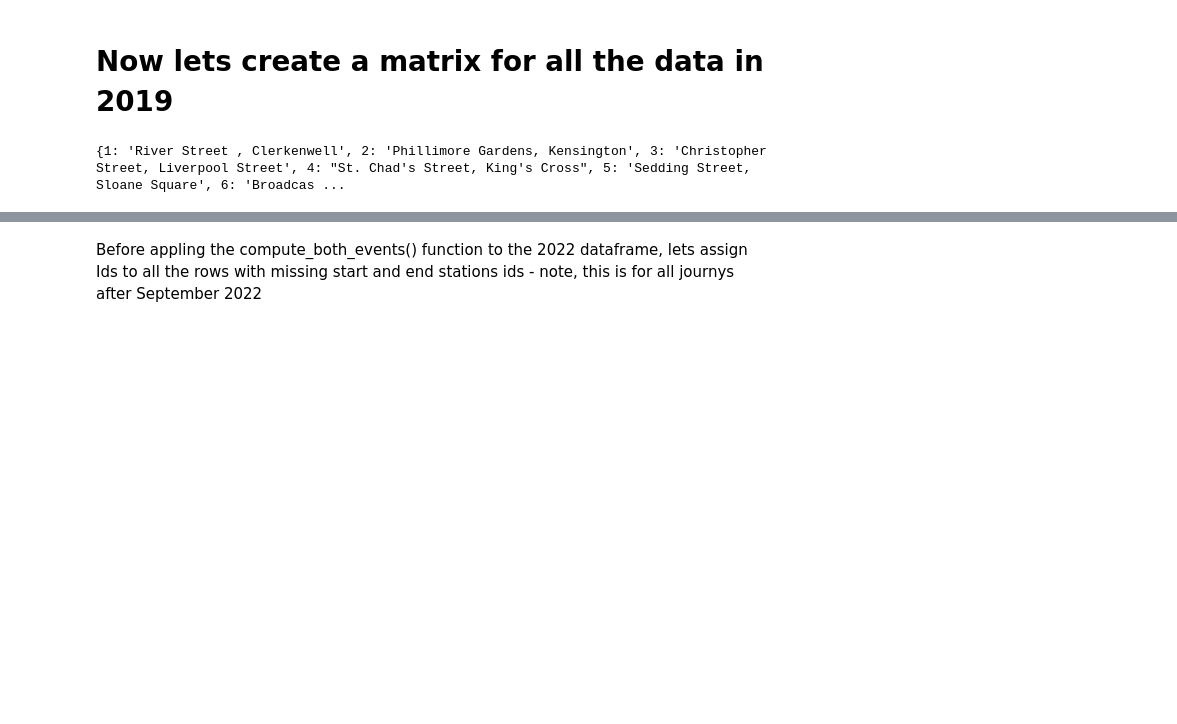
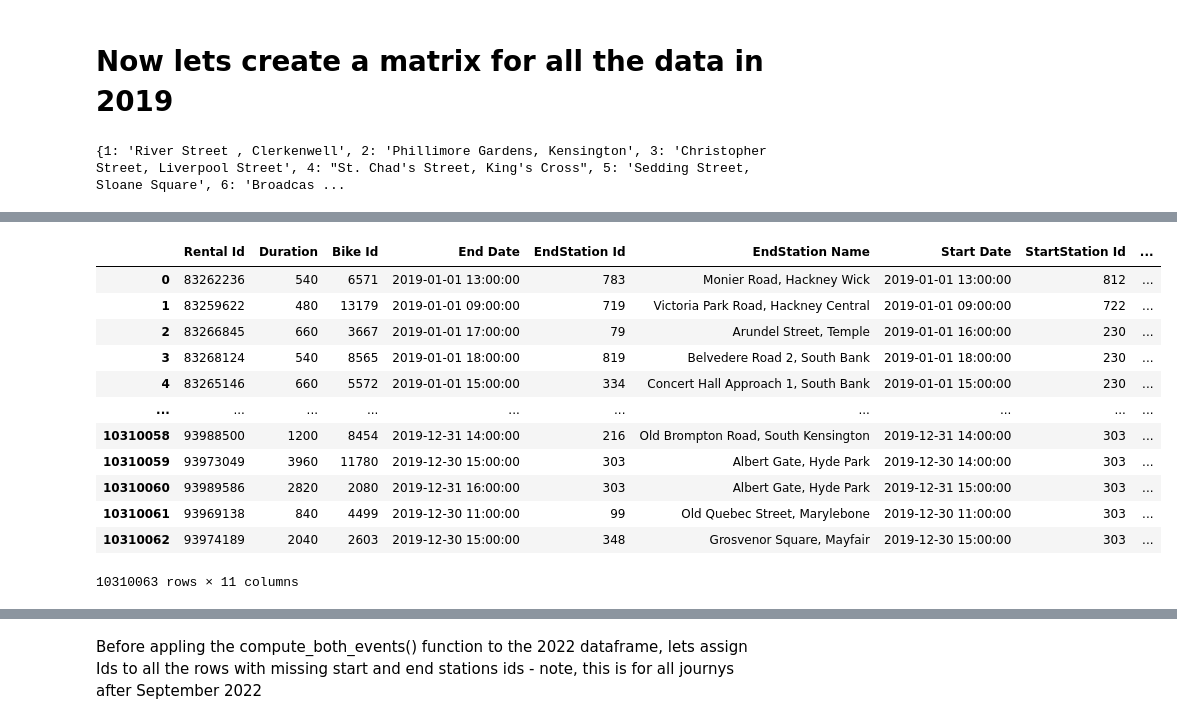
Before and after one commit to elrhmo/TfL_Bike_Analysis, a Jupyter notebook: data_prep.ipynb, the cells around one changed output, grey strips where cells are left out. Drawn from its saved outputs; the diff is of its cells as text; code cells hidden in the pictures; blank space fills up the shorter version.

Commit message:
commit - data prep updated

```diff
--- a/data_prep.ipynb
+++ b/data_prep.ipynb
@@ -928,3 +912,19 @@ bd_data_2022_clean2.sort_values(by="End Date")
+# %%
+bd_data_2019_clean2
+# %% [output]
+|  | Rental Id | Duration | Bike Id | End Date | EndStation Id | EndStation Name | Start Date | StartStation Id | ... |
+| 0 | 83262236 | 540 | 6571 | 2019-01-01 13:00:00 | 783 | Monier Road, Hackney Wick | 2019-01-01 13:00:00 | 812 | ... |
+| 1 | 83259622 | 480 | 13179 | 2019-01-01 09:00:00 | 719 | Victoria Park Road, Hackney Central | 2019-01-01 09:00:00 | 722 | ... |
+| 2 | 83266845 | 660 | 3667 | 2019-01-01 17:00:00 | 79 | Arundel Street, Temple | 2019-01-01 16:00:00 | 230 | ... |
+| 3 | 83268124 | 540 | 8565 | 2019-01-01 18:00:00 | 819 | Belvedere Road 2, South Bank | 2019-01-01 18:00:00 | 230 | ... |
+| 4 | 83265146 | 660 | 5572 | 2019-01-01 15:00:00 | 334 | Concert Hall Approach 1, South Bank | 2019-01-01 15:00:00 | 230 | ... |
+| ... | ... | ... | ... | ... | ... | ... | ... | ... | ... |
+| 10310058 | 93988500 | 1200 | 8454 | 2019-12-31 14:00:00 | 216 | Old Brompton Road, South Kensington | 2019-12-31 14:00:00 | 303 | ... |
+| 10310059 | 93973049 | 3960 | 11780 | 2019-12-30 15:00:00 | 303 | Albert Gate, Hyde Park | 2019-12-30 14:00:00 | 303 | ... |
+| 10310060 | 93989586 | 2820 | 2080 | 2019-12-31 16:00:00 | 303 | Albert Gate, Hyde Park | 2019-12-31 15:00:00 | 303 | ... |
+| 10310061 | 93969138 | 840 | 4499 | 2019-12-30 11:00:00 | 99 | Old Quebec Street, Marylebone | 2019-12-30 11:00:00 | 303 | ... |
+| 10310062 | 93974189 | 2040 | 2603 | 2019-12-30 15:00:00 | 348 | Grosvenor Square, Mayfair | 2019-12-30 15:00:00 | 303 | ... |
+10310063 rows × 11 columns
 # %%
 events_data_2019 = compute_both_events(bd_data_2019_clean2)
 # %%
```
Also changed, not shown: parts of 17 cells of this notebook.
